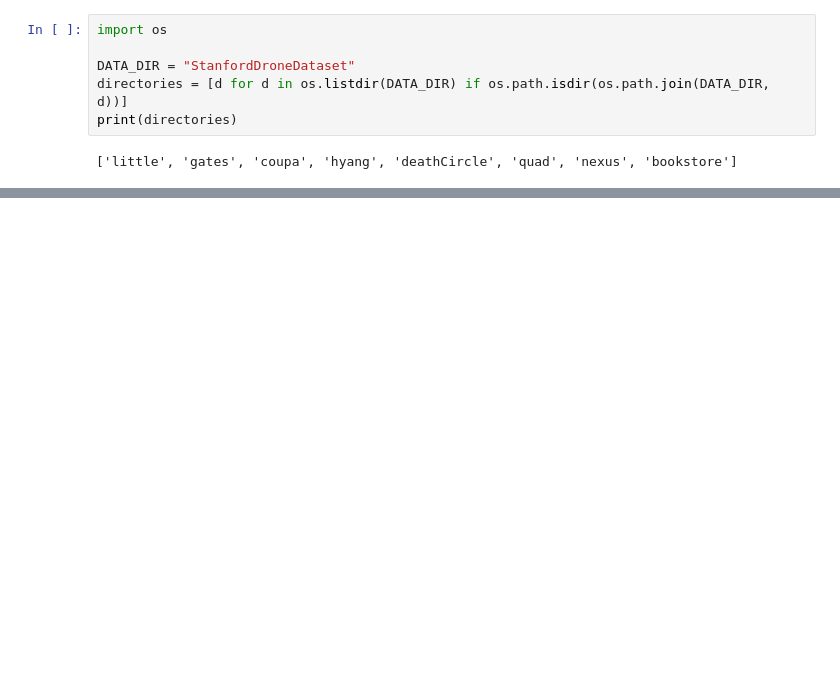
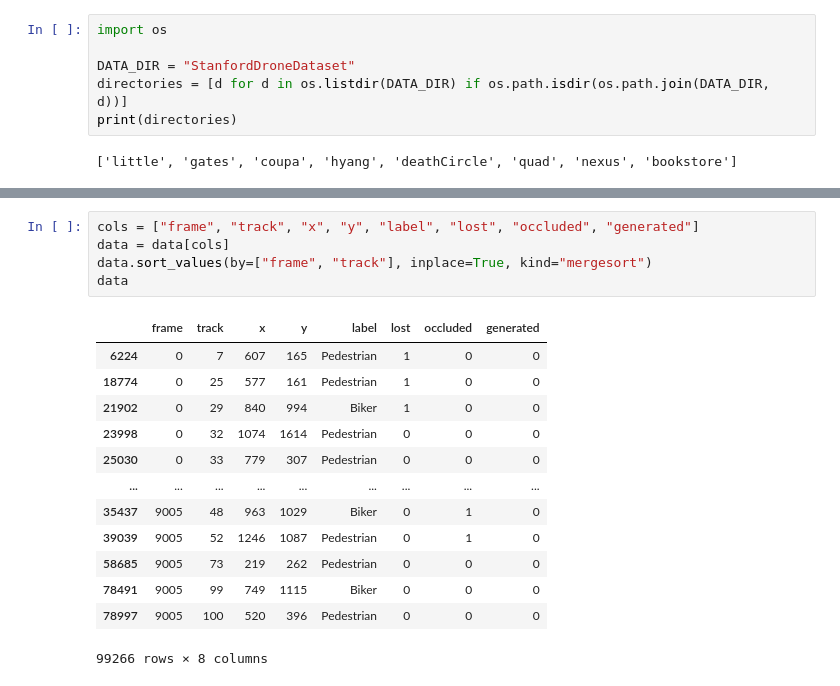
Before and after one commit to rishitoshsingh/stpp, a Jupyter notebook: stanford/explorer.ipynb, the cells around one changed output, grey strips where cells are left out. Saved outputs shown, nothing was run; the diff lists cells and outputs as text; blank space fills up the shorter version.

```diff
--- a/stanford/explorer.ipynb
+++ b/stanford/explorer.ipynb
@@ -53,0 +100,19 @@ array([['0', '0', '1', '0', '0', '"Pedestrian"'],
+# %%
+cols = ["frame", "track", "x", "y", "label", "lost", "occluded", "generated"]
+data = data[cols]
+data.sort_values(by=["frame", "track"], inplace=True, kind="mergesort")
+data
+# %% [output]
+|  | frame | track | x | y | label | lost | occluded | generated |
+| 6224 | 0 | 7 | 607 | 165 | Pedestrian | 1 | 0 | 0 |
+| 18774 | 0 | 25 | 577 | 161 | Pedestrian | 1 | 0 | 0 |
+| 21902 | 0 | 29 | 840 | 994 | Biker | 1 | 0 | 0 |
+| 23998 | 0 | 32 | 1074 | 1614 | Pedestrian | 0 | 0 | 0 |
+| 25030 | 0 | 33 | 779 | 307 | Pedestrian | 0 | 0 | 0 |
+| ... | ... | ... | ... | ... | ... | ... | ... | ... |
+| 35437 | 9005 | 48 | 963 | 1029 | Biker | 0 | 1 | 0 |
+| 39039 | 9005 | 52 | 1246 | 1087 | Pedestrian | 0 | 1 | 0 |
+| 58685 | 9005 | 73 | 219 | 262 | Pedestrian | 0 | 0 | 0 |
+| 78491 | 9005 | 99 | 749 | 1115 | Biker | 0 | 0 | 0 |
+| 78997 | 9005 | 100 | 520 | 396 | Pedestrian | 0 | 0 | 0 |
+99266 rows × 8 columns
```
Also changed, not shown: parts of 14 cells of this notebook, 1 other file.
